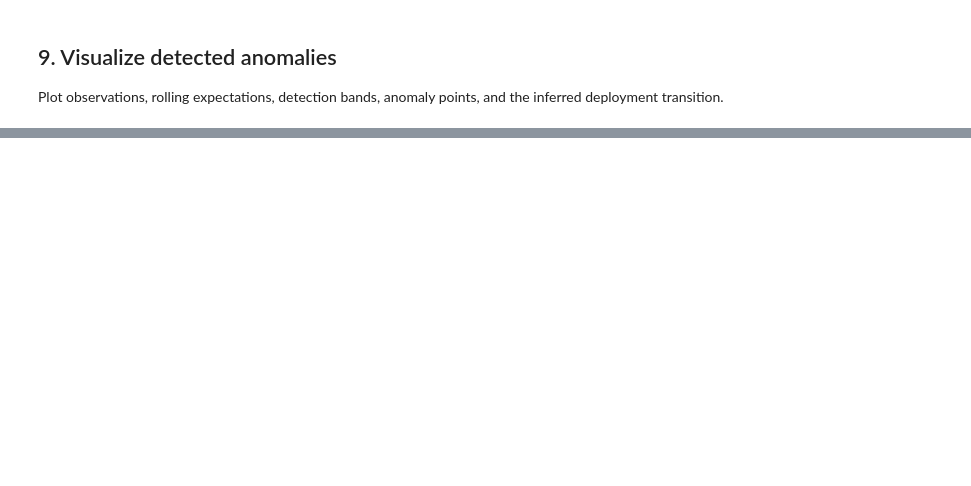
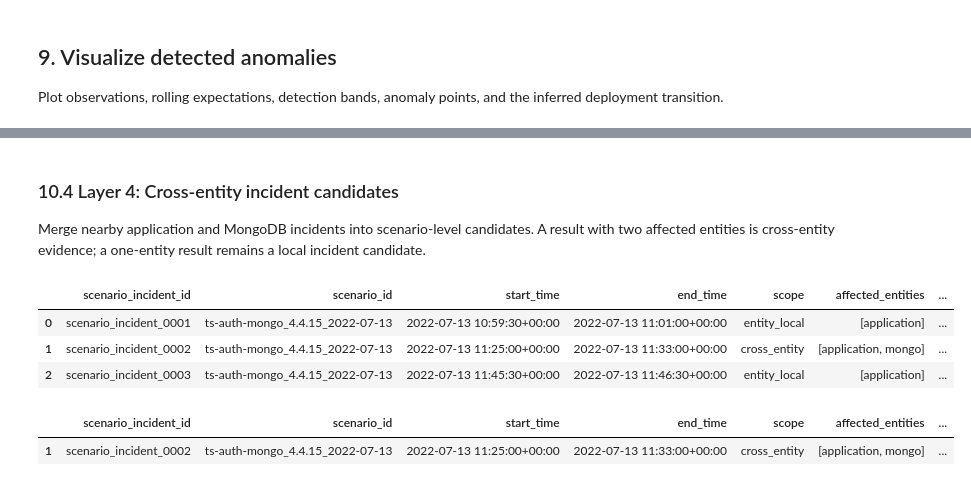
Before and after one commit to T-Sunm/aiops-trainticket-pipeline, a Jupyter notebook: notebooks/02_metrics_detection.ipynb, the cells around one changed output, grey strips where cells are left out. Drawn from its saved outputs; the diff is of its cells as text; code cells hidden in the pictures; blank space fills up the shorter version.

```diff
--- a/notebooks/02_metrics_detection.ipynb
+++ b/notebooks/02_metrics_detection.ipynb
@@ -838,0 +1114,71 @@ display(detection_events)
+# %% [markdown]
+### 10.4 Layer 4: Cross-entity incident candidates
+
+Merge nearby application and MongoDB incidents into scenario-level candidates. A result with two affected entities is cross-entity evidence; a one-entity result remains a local incident candidate.
+# %%
+entity_incidents_clustered = add_interval_cluster_ids(
+    entity_incidents,
+    group_columns=[],
+)
+
+cross_entity_rows = []
+
+for _, candidate in entity_incidents_clustered.groupby(
+    "cluster_id",
+    sort=False,
+):
+    affected_entities = sorted(candidate["entity"].unique())
+    affected_metrics = sorted({
+        metric_name
+        for metric_names in candidate["affected_metrics"]
+        for metric_name in metric_names
+    })
+
+    scope = (
+        "cross_entity"
+        if len(affected_entities) > 1
+        else "entity_local"
+    )
+
+    cross_entity_rows.append({
+        "scenario_incident_id": f"scenario_incident_{int(candidate['cluster_id'].iloc[0]):04d}",
+        "scenario_id": SCENARIO_ID,
+        "start_time": candidate["start_time"].min(),
+        "end_time": candidate["end_time"].max(),
+        "scope": scope,
+        "affected_entities": affected_entities,
+        "affected_entity_count": len(affected_entities),
+        "affected_metrics": affected_metrics,
+        "affected_metric_count": len(affected_metrics),
+        "entity_incident_count": len(candidate),
+        "anomaly_points": candidate["anomaly_points"].sum(),
+        "max_abs_score": candidate["max_abs_score"].max(),
+        "contributor_count_changed": bool(
+            candidate["contributor_count_changed"].any()
+        ),
+        "source_entity_incident_ids": sorted(
+            candidate["entity_incident_id"].tolist()
+        ),
+    })
+
+cross_entity_incidents = (
+    pd.DataFrame(cross_entity_rows)
+    .sort_values("start_time")
+    .reset_index(drop=True)
+)
+
+display(cross_entity_incidents)
+
+# Strict cross-entity view when only application + MongoDB correlations are needed.
+display(
+    cross_entity_incidents[
+        cross_entity_incidents["scope"].eq("cross_entity")
+    ]
+)
+# %% [output]
+|  | scenario_incident_id | scenario_id | start_time | end_time | scope | affected_entities | ... |
+| 0 | scenario_incident_0001 | ts-auth-mongo_4.4.15_2022-07-13 | 2022-07-13 10:59:30+00:00 | 2022-07-13 11:01:00+00:00 | entity_local | [application] | ... |
+| 1 | scenario_incident_0002 | ts-auth-mongo_4.4.15_2022-07-13 | 2022-07-13 11:25:00+00:00 | 2022-07-13 11:33:00+00:00 | cross_entity | [application, mongo] | ... |
+| 2 | scenario_incident_0003 | ts-auth-mongo_4.4.15_2022-07-13 | 2022-07-13 11:45:30+00:00 | 2022-07-13 11:46:30+00:00 | entity_local | [application] | ... |
+|  | scenario_incident_id | scenario_id | start_time | end_time | scope | affected_entities | ... |
+| 1 | scenario_incident_0002 | ts-auth-mongo_4.4.15_2022-07-13 | 2022-07-13 11:25:00+00:00 | 2022-07-13 11:33:00+00:00 | cross_entity | [application, mongo] | ... |
```
Also changed, not shown: parts of 15 cells of this notebook, 3 other files.
